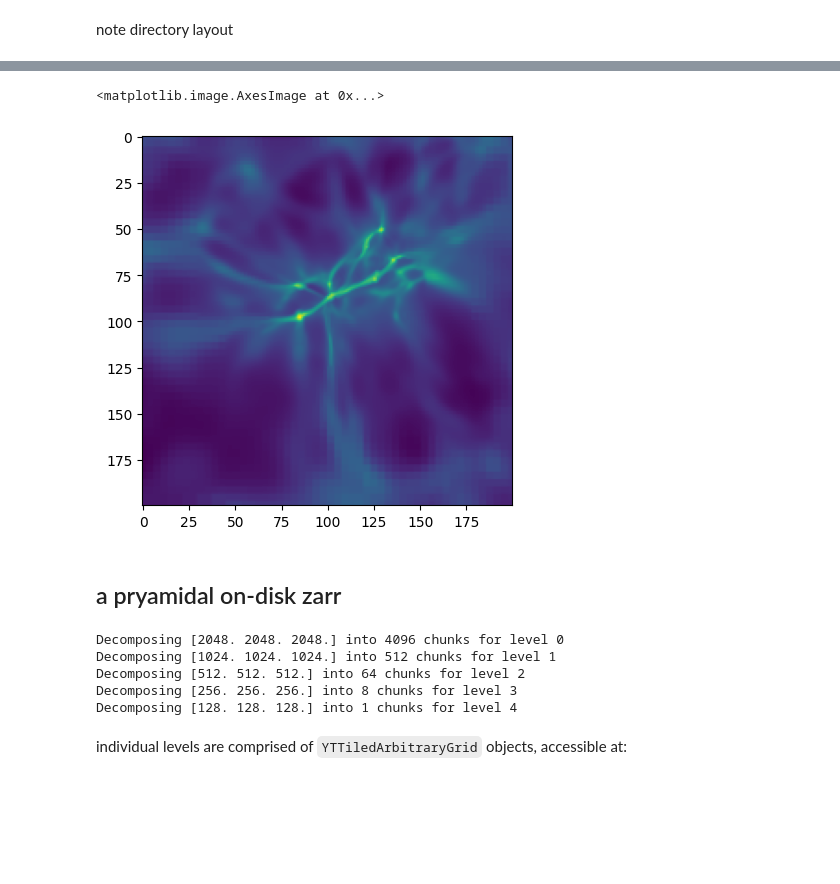
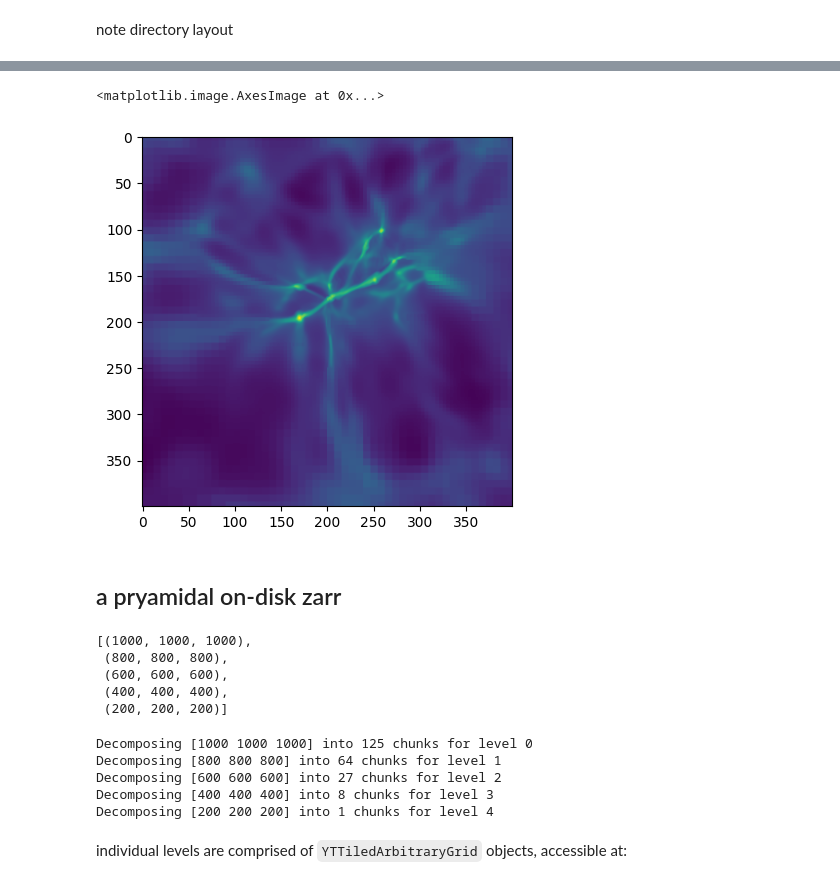
Before and after one commit to yt-project/yt_experiments, a Jupyter notebook: examples/tiled_grids.ipynb, the cells around one changed output, grey strips where cells are left out. Drawn from its saved outputs; the diff is of its cells as text; code cells hidden in the pictures; blank space fills up the shorter version.

```diff
--- a/examples/tiled_grids.ipynb
+++ b/examples/tiled_grids.ipynb
@@ -40,7 +40,7 @@ plt.imshow(np.log10(vals[:, :, 200]))
 ## A single tiled grid, larger-than memory on-disk zarr
 # %%
 tag = YTTiledArbitraryGrid(
-    ds.domain_left_edge, ds.domain_right_edge, (1000, 1000, 1000), 100, ds=ds
+    ds.domain_left_edge, ds.domain_right_edge, (2000, 2000, 2000), 100, ds=ds
 )
 # %%
 zarr_store = zarr.group("tiled_grid.zarr")
@@ -85,9 +85,18 @@ os.listdir("tiled_grid.zarr/gas_density")[:10]
 # %%
 import matplotlib.pyplot as plt
 
-plt.imshow(np.log10(dens[400:600, 400:600, 500]))
+plt.imshow(np.log10(dens[800:1200, 800:1200, 1000]))
 # %% [output]
 <matplotlib.image.AxesImage at 0x...>
-[figure, old version]
+[figure, new version]
 # %% [markdown]
 ## a pryamidal on-disk zarr
+# %%
+level_dims = [(res,) * 3 for res in range(1000, 0, -200)]
+level_dims
+# %% [output]
+[(1000, 1000, 1000),
+ (800, 800, 800),
+ (600, 600, 600),
+ (400, 400, 400),
+ (200, 200, 200)]
@@ -94,11 +105,13 @@ plt.imshow(np.log10(dens[400:600, 400:600, 500]))
 # %%
-pyr = YTPyramid(ds.domain_left_edge, ds.domain_right_edge, (2**11,) * 3, 128, 5, ds=ds)
+pyr = YTPyramid(
+    ds.domain_left_edge, ds.domain_right_edge, level_dims, level_chunks, ds=ds
+)
 # %% [output]
-Decomposing [2048. 2048. 2048.] into 4096 chunks for level 0
-Decomposing [1024. 1024. 1024.] into 512 chunks for level 1
-Decomposing [512. 512. 512.] into 64 chunks for level 2
-Decomposing [256. 256. 256.] into 8 chunks for level 3
-Decomposing [128. 128. 128.] into 1 chunks for level 4
+Decomposing [1000 1000 1000] into 125 chunks for level 0
+Decomposing [800 800 800] into 64 chunks for level 1
+Decomposing [600 600 600] into 27 chunks for level 2
+Decomposing [400 400 400] into 8 chunks for level 3
+Decomposing [200 200 200] into 1 chunks for level 4
 # %% [markdown]
 individual levels are comprised of `YTTiledArbitraryGrid` objects, accessible at:
 # %%
```
Also changed, not shown: parts of 16 cells of this notebook, 3 other files.
